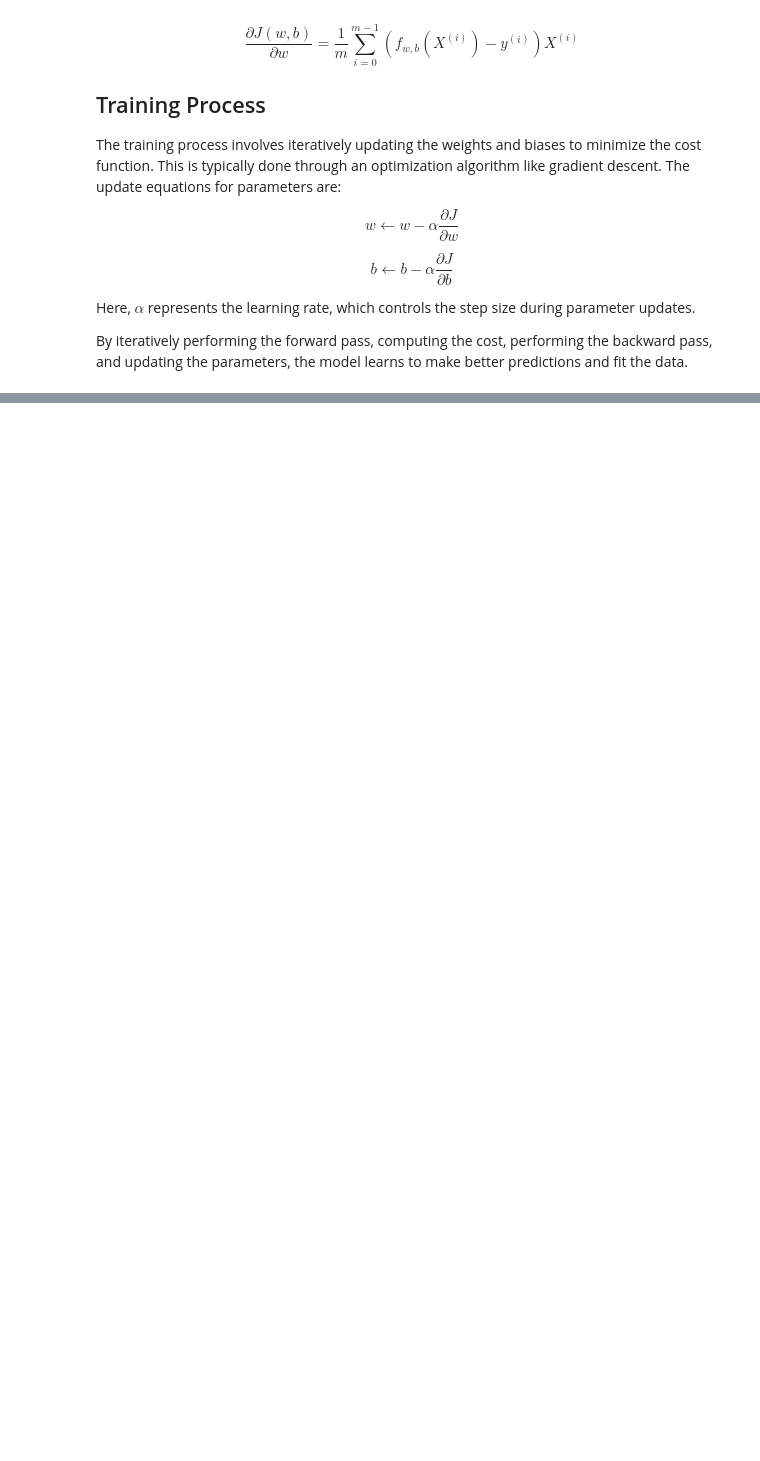
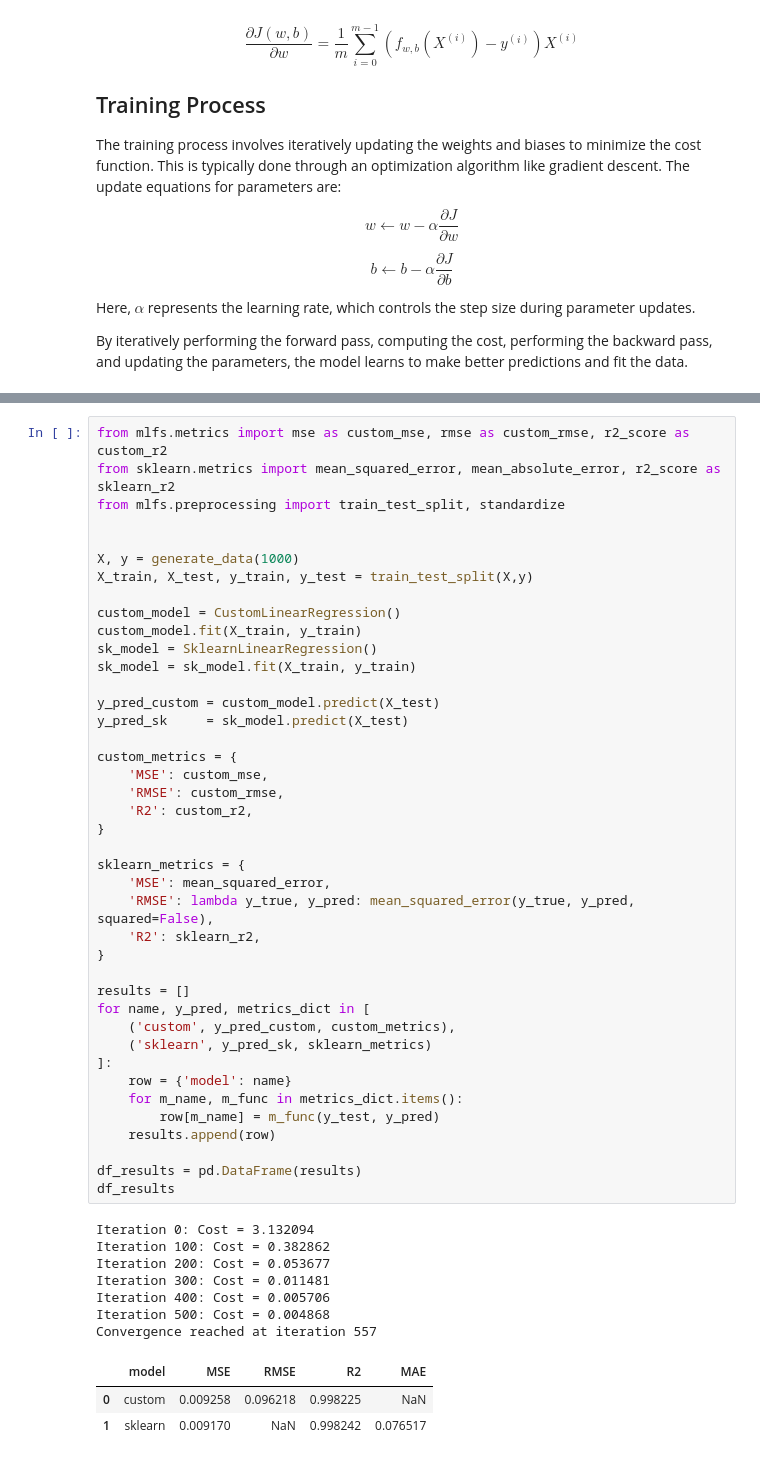
Before and after one commit to viderson/ml_from_scratch, a Jupyter notebook: notebooks/compare_linear_regression.ipynb, the cells around one changed output, grey strips where cells are left out. Cells and saved outputs as stored; diff of their text form; blank space fills up the shorter version.

```diff
--- a/notebooks/compare_linear_regression.ipynb
+++ b/notebooks/compare_linear_regression.ipynb
@@ -56,0 +190,52 @@ from sklearn.linear_model import LinearRegression as SklearnLinearRegression
+# %%
+from mlfs.metrics import mse as custom_mse, rmse as custom_rmse, r2_score as custom_r2
+from sklearn.metrics import mean_squared_error, mean_absolute_error, r2_score as sklearn_r2
+from mlfs.preprocessing import train_test_split, standardize
+
+
+X, y = generate_data(1000)
+X_train, X_test, y_train, y_test = train_test_split(X,y)
+
+custom_model = CustomLinearRegression()
+custom_model.fit(X_train, y_train)
+sk_model = SklearnLinearRegression()
+sk_model = sk_model.fit(X_train, y_train)
+
+y_pred_custom = custom_model.predict(X_test)
+y_pred_sk     = sk_model.predict(X_test)
+
+custom_metrics = {
+    'MSE': custom_mse,
+    'RMSE': custom_rmse,
+    'R2': custom_r2,
+}
+
+sklearn_metrics = {
+    'MSE': mean_squared_error,
+    'RMSE': lambda y_true, y_pred: mean_squared_error(y_true, y_pred, squared=False),
+    'R2': sklearn_r2,
+}
+
+results = []
+for name, y_pred, metrics_dict in [
+    ('custom', y_pred_custom, custom_metrics),
+    ('sklearn', y_pred_sk, sklearn_metrics)
+]:
+    row = {'model': name}
+    for m_name, m_func in metrics_dict.items():
+        row[m_name] = m_func(y_test, y_pred)
+    results.append(row)
+
+df_results = pd.DataFrame(results)
+df_results
+# %% [output]
+Iteration 0: Cost = 3.132094
+Iteration 100: Cost = 0.382862
+Iteration 200: Cost = 0.053677
+Iteration 300: Cost = 0.011481
+Iteration 400: Cost = 0.005706
+Iteration 500: Cost = 0.004868
+Convergence reached at iteration 557
+|  | model | MSE | RMSE | R2 | MAE |
+| 0 | custom | 0.009258 | 0.096218 | 0.998225 | NaN |
+| 1 | sklearn | 0.009170 | NaN | 0.998242 | 0.076517 |
```
Also changed, not shown: parts of 7 cells of this notebook, 1 other file.
